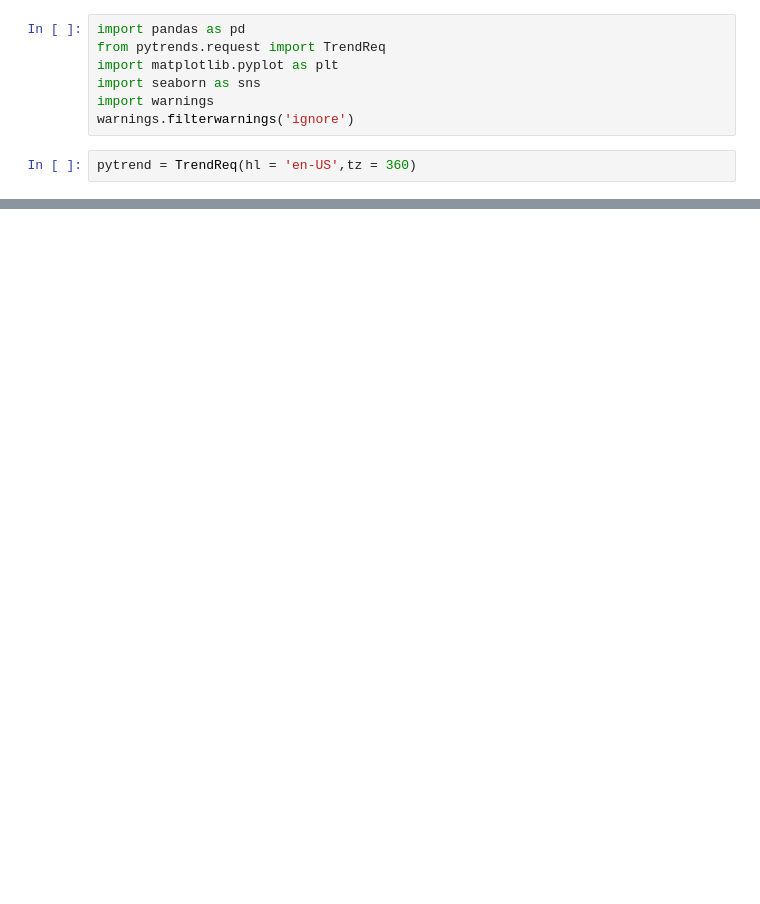
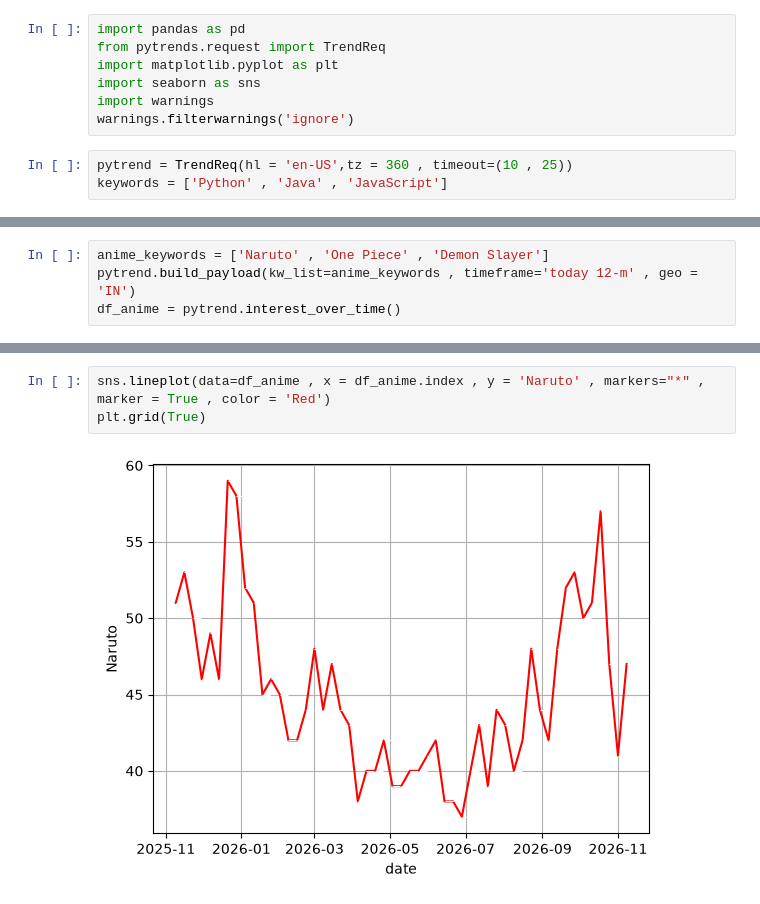
Before and after one commit to rahuldeveloper2006/data-analysis, a Jupyter notebook: Goggle_Trend_Analysis/pytrends.ipynb, the cells around one changed output, grey strips where cells are left out. Drawn from its saved outputs; the diff is of its cells as text; blank space fills up the shorter version.

Commit message:
google trends analysis

```diff
--- a/Goggle_Trend_Analysis/pytrends.ipynb
+++ b/Goggle_Trend_Analysis/pytrends.ipynb
@@ -6,5 +6,6 @@ import seaborn as sns
 import warnings
 warnings.filterwarnings('ignore')
 # %%
-pytrend = TrendReq(hl = 'en-US',tz = 360)
+pytrend = TrendReq(hl = 'en-US',tz = 360 , timeout=(10 , 25))
+keywords = ['Python' , 'Java' , 'JavaScript']
 # %%
@@ -16,0 +35,4 @@ TooManyRequestsError: The request failed: Google returned a response with code 4
+# %%
+anime_keywords = ['Naruto' , 'One Piece' , 'Demon Slayer']
+pytrend.build_payload(kw_list=anime_keywords , timeframe='today 12-m' , geo = 'IN')
+df_anime = pytrend.interest_over_time()
@@ -16,0 +49,5 @@ TooManyRequestsError: The request failed: Google returned a response with code 4
+# %%
+sns.lineplot(data=df_anime , x = df_anime.index , y = 'Naruto' , markers="*" , marker = True , color = 'Red')
+plt.grid(True)
+# %% [output]
+[figure, added]
```
Also changed, not shown: parts of 26 cells of this notebook, 1 other file.
